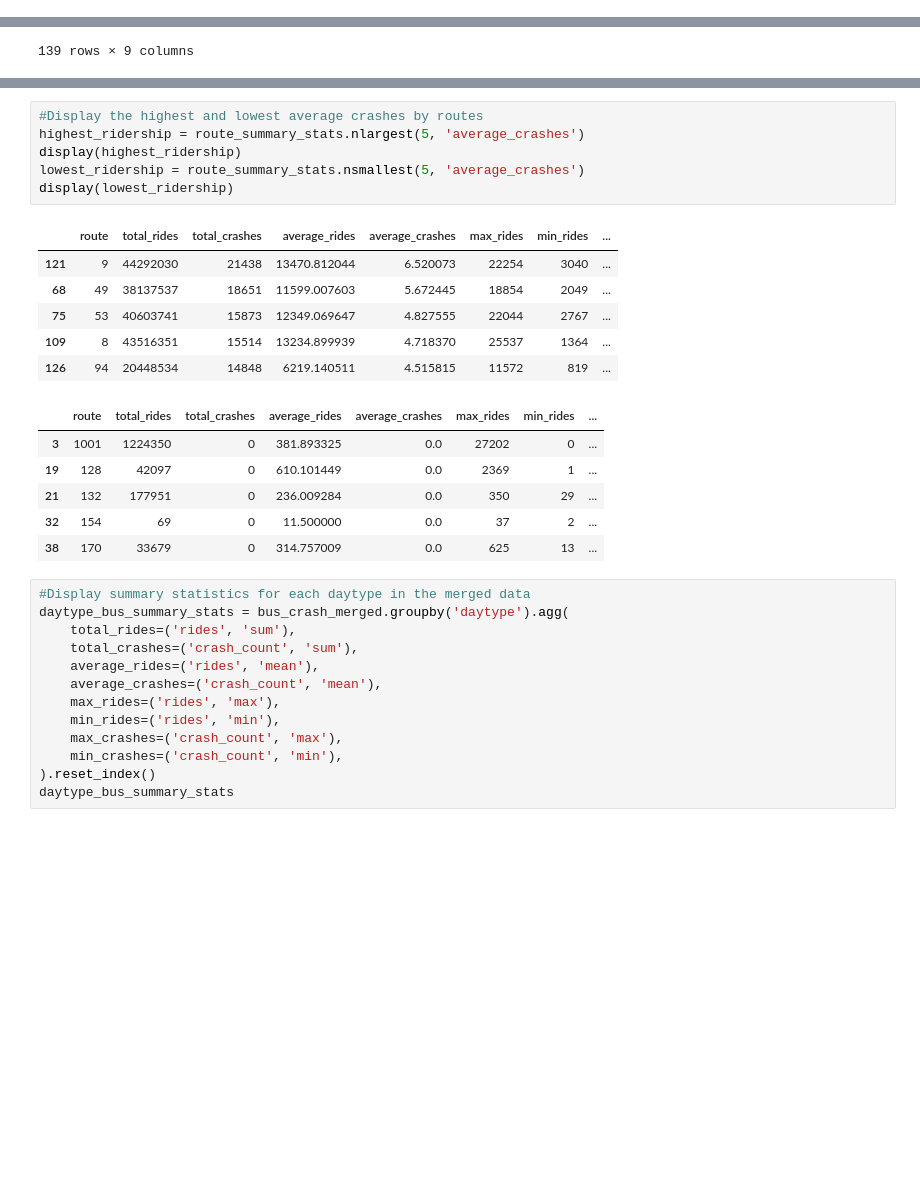
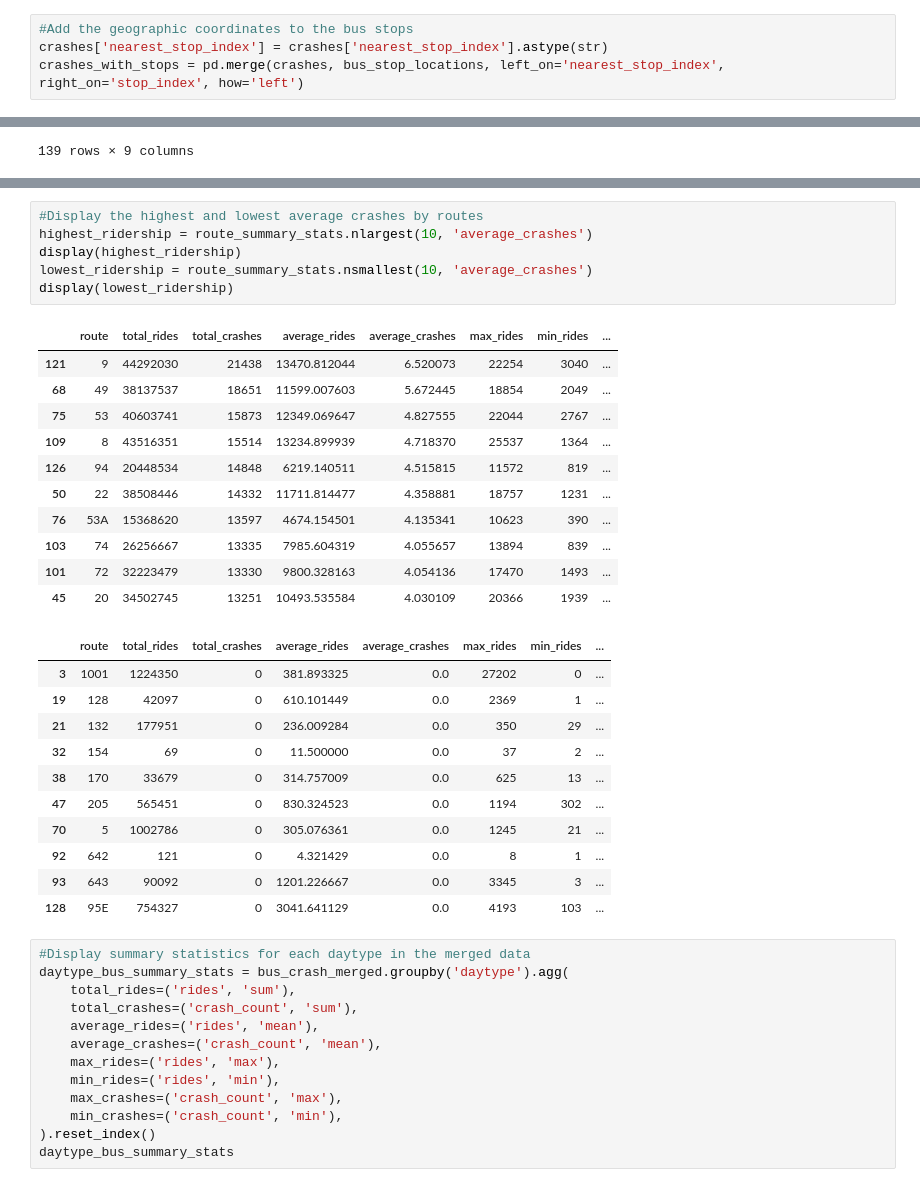
Before and after one commit to chance-roberts/DATA6330_RobertsC, a Jupyter notebook: RobertsC_DATA6330.ipynb, the cells around one changed output, grey strips where cells are left out. Drawn from its saved outputs; the diff is of its cells as text; blank space fills up the shorter version.

```diff
--- a/RobertsC_DATA6330.ipynb
+++ b/RobertsC_DATA6330.ipynb
@@ -376,0 +385,4 @@ KeyError: 'stop_index'
+# %%
+#Add the geographic coordinates to the bus stops
+crashes['nearest_stop_index'] = crashes['nearest_stop_index'].astype(str)
+crashes_with_stops = pd.merge(crashes, bus_stop_locations, left_on='nearest_stop_index', right_on='stop_index', how='left')
@@ -445,22 +516,32 @@ route_summary_stats
 # %%
 #Display the highest and lowest average crashes by routes
-highest_ridership = route_summary_stats.nlargest(5, 'average_crashes')
+highest_ridership = route_summary_stats.nlargest(10, 'average_crashes')
 display(highest_ridership)
-lowest_ridership = route_summary_stats.nsmallest(5, 'average_crashes')
+lowest_ridership = route_summary_stats.nsmallest(10, 'average_crashes')
 display(lowest_ridership)
 # %% [output]
 |  | route | total_rides | total_crashes | average_rides | average_crashes | max_rides | min_rides | ... |
 | 121 | 9 | 44292030 | 21438 | 13470.812044 | 6.520073 | 22254 | 3040 | ... |
 | 68 | 49 | 38137537 | 18651 | 11599.007603 | 5.672445 | 18854 | 2049 | ... |
 | 75 | 53 | 40603741 | 15873 | 12349.069647 | 4.827555 | 22044 | 2767 | ... |
 | 109 | 8 | 43516351 | 15514 | 13234.899939 | 4.718370 | 25537 | 1364 | ... |
 | 126 | 94 | 20448534 | 14848 | 6219.140511 | 4.515815 | 11572 | 819 | ... |
+| 50 | 22 | 38508446 | 14332 | 11711.814477 | 4.358881 | 18757 | 1231 | ... |
+| 76 | 53A | 15368620 | 13597 | 4674.154501 | 4.135341 | 10623 | 390 | ... |
+| 103 | 74 | 26256667 | 13335 | 7985.604319 | 4.055657 | 13894 | 839 | ... |
+| 101 | 72 | 32223479 | 13330 | 9800.328163 | 4.054136 | 17470 | 1493 | ... |
+| 45 | 20 | 34502745 | 13251 | 10493.535584 | 4.030109 | 20366 | 1939 | ... |
 |  | route | total_rides | total_crashes | average_rides | average_crashes | max_rides | min_rides | ... |
 | 3 | 1001 | 1224350 | 0 | 381.893325 | 0.0 | 27202 | 0 | ... |
 | 19 | 128 | 42097 | 0 | 610.101449 | 0.0 | 2369 | 1 | ... |
 | 21 | 132 | 177951 | 0 | 236.009284 | 0.0 | 350 | 29 | ... |
 | 32 | 154 | 69 | 0 | 11.500000 | 0.0 | 37 | 2 | ... |
 | 38 | 170 | 33679 | 0 | 314.757009 | 0.0 | 625 | 13 | ... |
+| 47 | 205 | 565451 | 0 | 830.324523 | 0.0 | 1194 | 302 | ... |
+| 70 | 5 | 1002786 | 0 | 305.076361 | 0.0 | 1245 | 21 | ... |
+| 92 | 642 | 121 | 0 | 4.321429 | 0.0 | 8 | 1 | ... |
+| 93 | 643 | 90092 | 0 | 1201.226667 | 0.0 | 3345 | 3 | ... |
+| 128 | 95E | 754327 | 0 | 3041.641129 | 0.0 | 4193 | 103 | ... |
 # %%
 #Display summary statistics for each daytype in the merged data
 daytype_bus_summary_stats = bus_crash_merged.groupby('daytype').agg(
```
Also changed, not shown: parts of 18 cells of this notebook.
